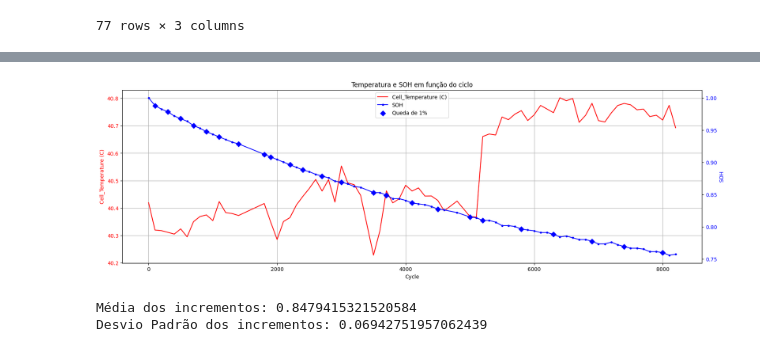
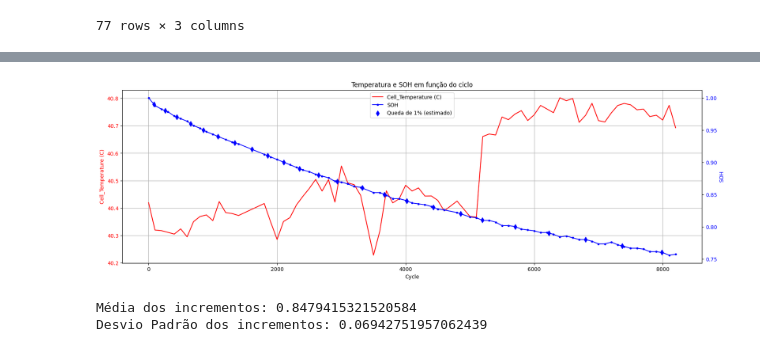
Before and after one commit to Davi-SB/Battery-Analysis, a Jupyter notebook: SOH_vs_Temperature.ipynb, the cells around one changed output, grey strips where cells are left out. Saved outputs shown, nothing was run; the diff lists cells and outputs as text; code cells hidden in the pictures.

```diff
--- a/SOH_vs_Temperature.ipynb
+++ b/SOH_vs_Temperature.ipynb
@@ -141,6 +141,9 @@ df_grouped = df_grouped.drop(columns=['Test_Time (s)'])
 
 # Adição do SOH calculado em ciclos_capacity
 df_grouped['SOH_discharge'] = cycles_capacity['SOH_discharge']
+df_grouped = df_grouped.drop(columns=['Current (A)', 'Voltage (V)', 'Discharge_Capacity (Ah)'])
+df_grouped = df_grouped[['Cycle_Index', 'SOH_discharge', 'Cell_Temperature (C)']]
+
 display(df_grouped)
 display(df_grouped.describe())
 # %% [output]
@@ -201,36 +227,49 @@ Ciclos entre cada queda: [99.0, 200.0, 200.0, 200.0, 200.0, 200.0, 300.0, 400.0,
 # %%
 fig, ax1 = plt.subplots(figsize=(20,6))
 
 # Eixo temperatura
-ax1.plot(df_grouped["Cycle_Index"], df_grouped["Cell_Temperature (C)"], label="Cell_Temperature (C)", color='red')
+ax1.plot(
+    df_grouped["Cycle_Index"],
+    df_grouped["Cell_Temperature (C)"],
+    label="Cell_Temperature (C)",
+    color='red'
+)
 ax1.set_xlabel("Cycle")
 ax1.set_ylabel("Cell_Temperature (C)", color='red')
 ax1.tick_params(axis='y', labelcolor='red')
 ax1.grid(True)
 
 # Eixo SOH
 ax2 = ax1.twinx()
-ax2.plot(df_grouped["Cycle_Index"], df_grouped["SOH_discharge"], label="SOH", color='blue', marker='.')
+ax2.plot(
+    df_grouped["Cycle_Index"],
+    df_grouped["SOH_discharge"],
+    label="SOH",
+    color='blue',
+    marker='.'
+)
 ax2.set_ylabel("SOH", color='blue')
 ax2.tick_params(axis='y', labelcolor='blue')
 
-# Adiciona pontos nos ciclos presentes em drop_cycles
-# Seleciona as linhas do DataFrame onde o Cycle_Index está em drop_cycles
-mask = df_grouped["Cycle_Index"].isin(drop_cycles)
-ax2.scatter(df_grouped.loc[mask, "Cycle_Index"],
-            df_grouped.loc[mask, "SOH_discharge"],
-            color='blue', marker='D', s=50, label="Queda de 1%")
+ax2.scatter(
+    df_estimates["estimated_cycle"],
+    df_estimates["SOH_threshold"],
+    color='blue',
+    marker='d',
+    s=50,
+    label="Queda de 1% (estimado)"
+)
 
 plt.title("Temperatura e SOH em função do ciclo")
 
 # Combina as legendas dos dois eixos
 lines_1, labels_1 = ax1.get_legend_handles_labels()
 lines_2, labels_2 = ax2.get_legend_handles_labels()
 ax1.legend(lines_1 + lines_2, labels_1 + labels_2, loc='upper center')
 
 plt.show()
 # %% [output]
-[figure, old version]
+[figure, new version]
 # %%
 # Calcula a soma acumulada da coluna SOH_discharge
 df_grouped["cum_SOH"] = df_grouped["SOH_discharge"].cumsum()
```
Also changed, not shown: parts of 3 cells of this notebook.
